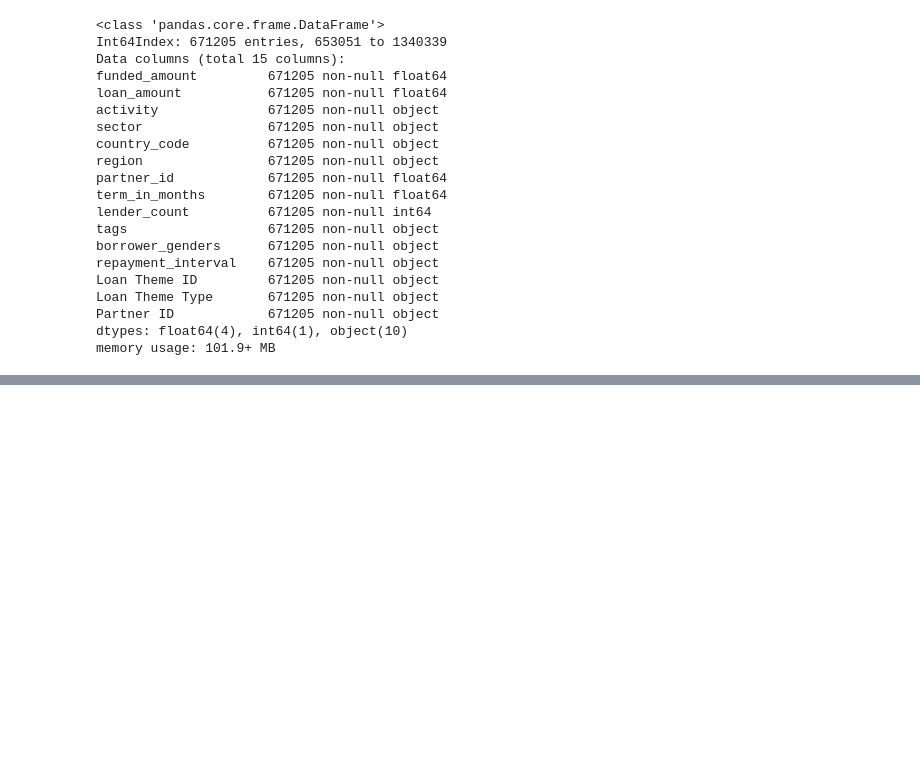
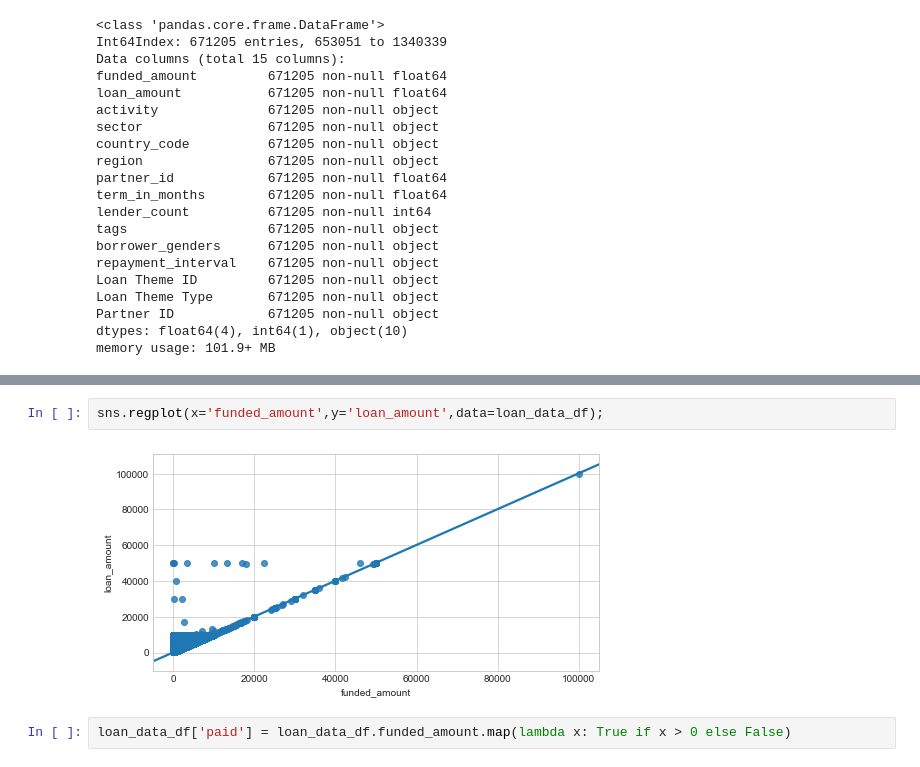
Before and after one commit to shahab-ai/kaggle-kiva.org, a Jupyter notebook: script.ipynb, the cells around one changed output, grey strips where cells are left out. Cells and saved outputs as stored; diff of their text form; blank space fills up the shorter version.

```diff
--- a/script.ipynb
+++ b/script.ipynb
@@ -223,0 +299,6 @@ memory usage: 101.9+ MB
+# %%
+sns.regplot(x='funded_amount',y='loan_amount',data=loan_data_df);
+# %% [output]
+[figure, added]
+# %%
+loan_data_df['paid'] = loan_data_df.funded_amount.map(lambda x: True if x > 0 else False)
```
Also changed, not shown: parts of 38 cells of this notebook.
